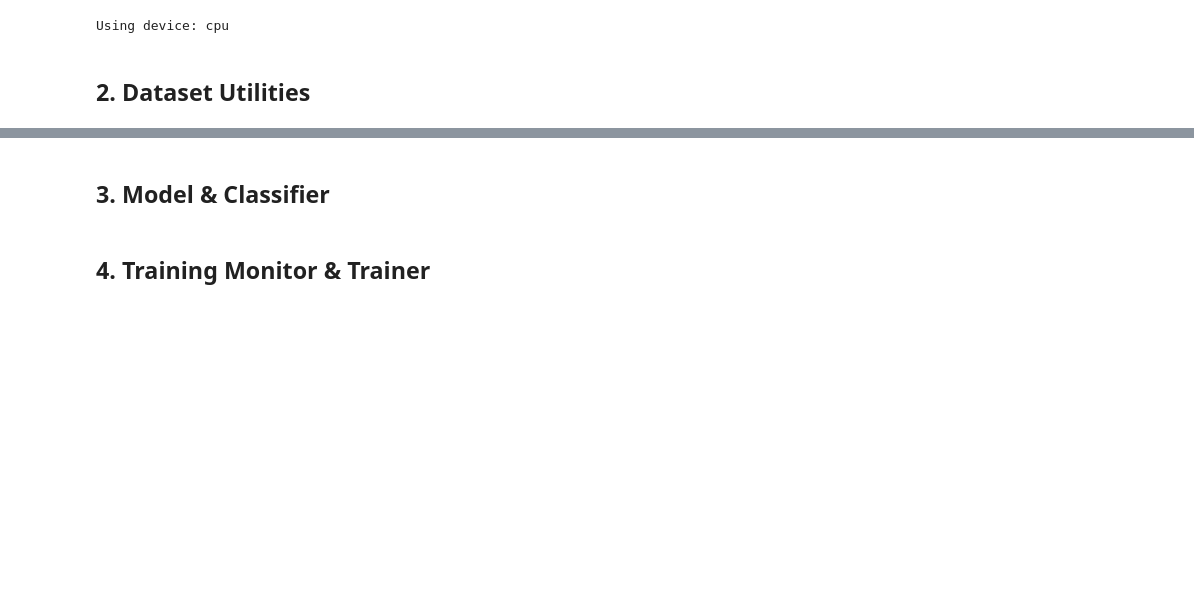
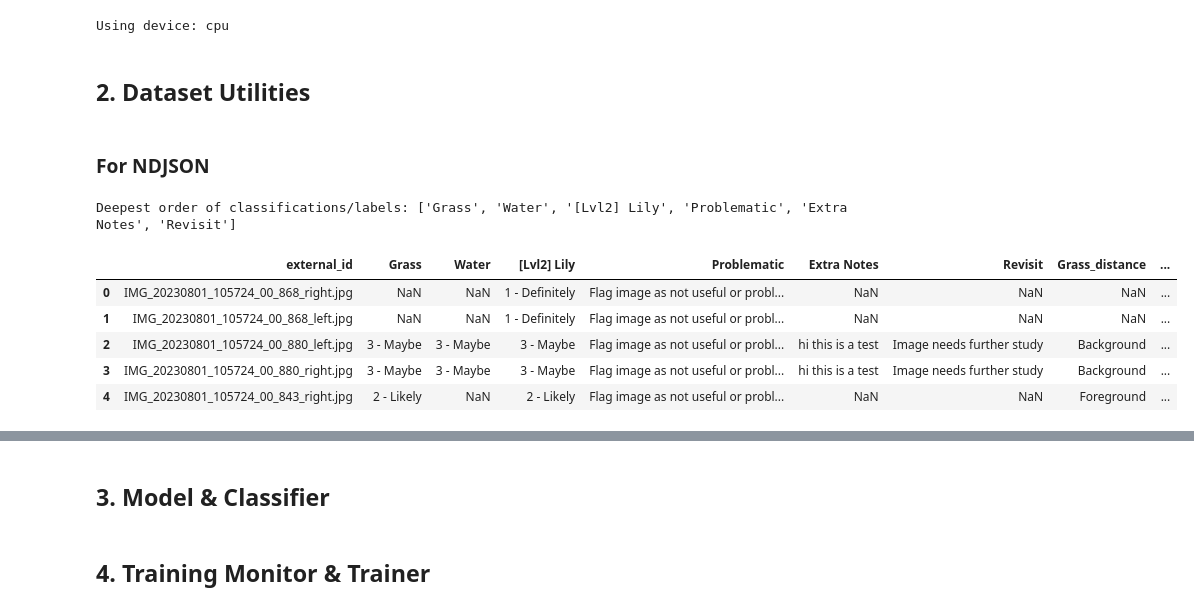
Before and after one commit to jsnmai/360deg, a Jupyter notebook: full_pipeline.ipynb, the cells around one changed output, grey strips where cells are left out. Cells and saved outputs as stored; diff of their text form; code cells hidden in the pictures; blank space fills up the shorter version.

Commit message:
Fixed ndjson and df parsing

```diff
--- a/full_pipeline.ipynb
+++ b/full_pipeline.ipynb
@@ -68,3 +69,79 @@ print(f"Using device: {device}")
 Using device: cpu
 # %% [markdown]
 ## 2. Dataset Utilities
+# %% [markdown]
+### For NDJSON
+# %%
+NDJSON_PATH = 'demo_360.ndjson'
+IMG_DIR = "miml_dataset/images"
+
+max_count = 0
+deepest_order = None
+with open(NDJSON_PATH, "r") as file:
+    for line in file:
+        record = json.loads(line)
+        found_columns = []
+        for project in record.get("projects", {}).values():
+            for label in project.get("labels", []):
+                for cls in label.get("annotations", {}).get("classifications", []):
+                    found_columns.append(cls["name"])
+        if len(found_columns) > max_count:
+            max_count = len(found_columns)
+            deepest_order = found_columns
+print("Deepest order of classifications/labels:", deepest_order)
+# %% [output]
+Deepest order of classifications/labels: ['Grass', 'Water', '[Lvl2] Lily', 'Problematic', 'Extra Notes', 'Revisit']
+# %%
+# Stream the NDJSON and build one dict per image
+records = []
+distance_columns = set()
+with open(NDJSON_PATH, "r") as file:
+    for line in file:
+        record = json.loads(line)
+        ext_id = record["data_row"]["external_id"]
+        # initialize the row with external_id + all label cols set to NaN
+        row = {"external_id": ext_id}
+        for label in deepest_order:
+            row[label] = np.nan
+        # fill in each classification
+        for project in record.get("projects", {}).values():
+            for label in project.get("labels", []):
+                for cls in label["annotations"].get("classifications", []):
+                    name = cls.get("name")
+                    if name not in deepest_order:
+                        continue
+                    # Case: Free‑text fields (Extra Notes)
+                    if cls.get("text_answer"):
+                        row[name] = cls["text_answer"].get("content")
+                    # Case: Checklist fields (confidence score and distance)
+                    elif cls.get("checklist_answers"):
+                        answers = [a.get("name") for a in cls["checklist_answers"]]
+                        # extract the numeric (confidence) answer
+                        conf = next((a for a in answers if a and a[0].isdigit()), None)
+                        # extract the non‑numeric (distance) answer
+                        dist = next((a for a in answers if not (a and a[0].isdigit())), None)
+
+                        row[name] = conf
+                        # create the distance column on the fly
+                        distance_col = str(name)+"_distance"
+                        distance_columns.add(distance_col)
+                        row[distance_col] = dist
+                    # Case: Radio fields (Lily, Problematic, Revisit)
+                    elif cls.get("radio_answer"):
+                        row[name] = cls["radio_answer"].get("name")
+                    # Fallback: raw value string
+                    else:
+                        row[name] = cls.get("value")
+        records.append(row)
+df_all = pd.DataFrame(records) # Build the DataFrame (pandas will union in any distance cols)
+nonlabel_columns = {"external_id", "Problematic", "Extra Notes", "Revisit"}
+nonlabel_columns.update(distance_columns)
+label_columns = [col for col in df_all.columns if col not in nonlabel_columns]
+df_all.head()
+# %% [output]
+|  | external_id | Grass | Water | [Lvl2] Lily | Problematic | Extra Notes | Revisit | Grass_distance | ... |
+| 0 | IMG_20230801_105724_00_868_right.jpg | NaN | NaN | 1 - Definitely | Flag image as not useful or probl... | NaN | NaN | NaN | ... |
+| 1 | IMG_20230801_105724_00_868_left.jpg | NaN | NaN | 1 - Definitely | Flag image as not useful or probl... | NaN | NaN | NaN | ... |
+| 2 | IMG_20230801_105724_00_880_left.jpg | 3 - Maybe | 3 - Maybe | 3 - Maybe | Flag image as not useful or probl... | hi this is a test | Image needs further study | Background | ... |
+| 3 | IMG_20230801_105724_00_880_right.jpg | 3 - Maybe | 3 - Maybe | 3 - Maybe | Flag image as not useful or probl... | hi this is a test | Image needs further study | Background | ... |
+| 4 | IMG_20230801_105724_00_843_right.jpg | 2 - Likely | NaN | 2 - Likely | Flag image as not useful or probl... | NaN | NaN | Foreground | ... |
```
Also changed, not shown: parts of 9 cells of this notebook, 2 other files.
